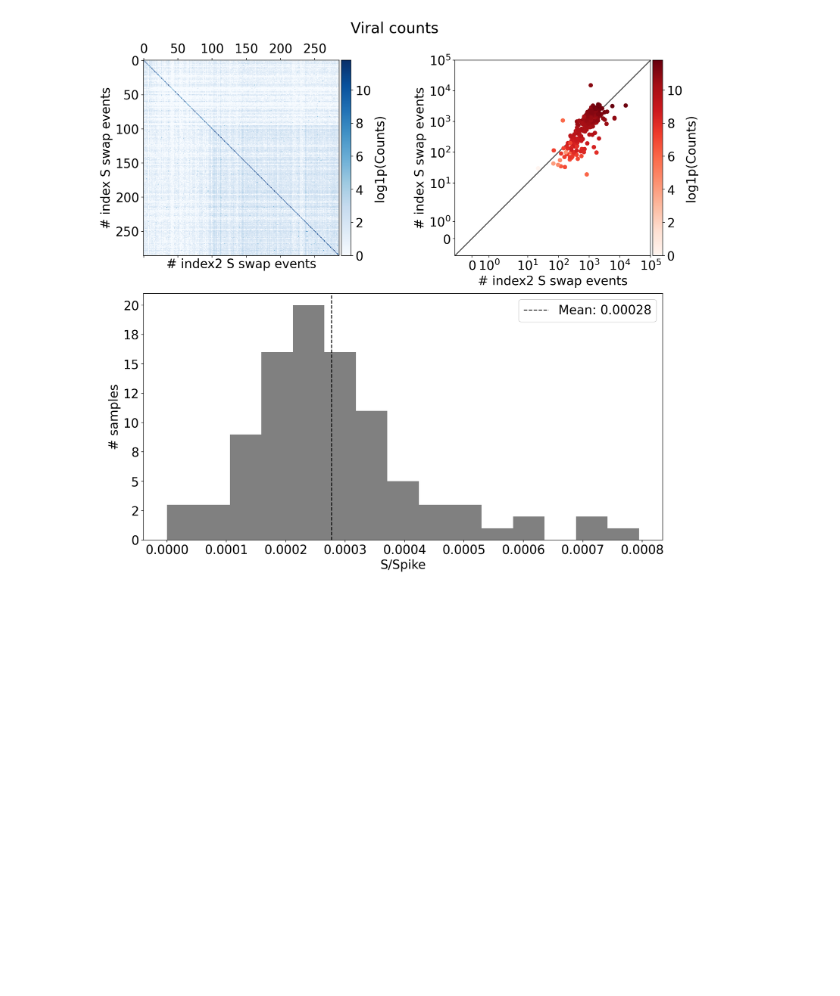
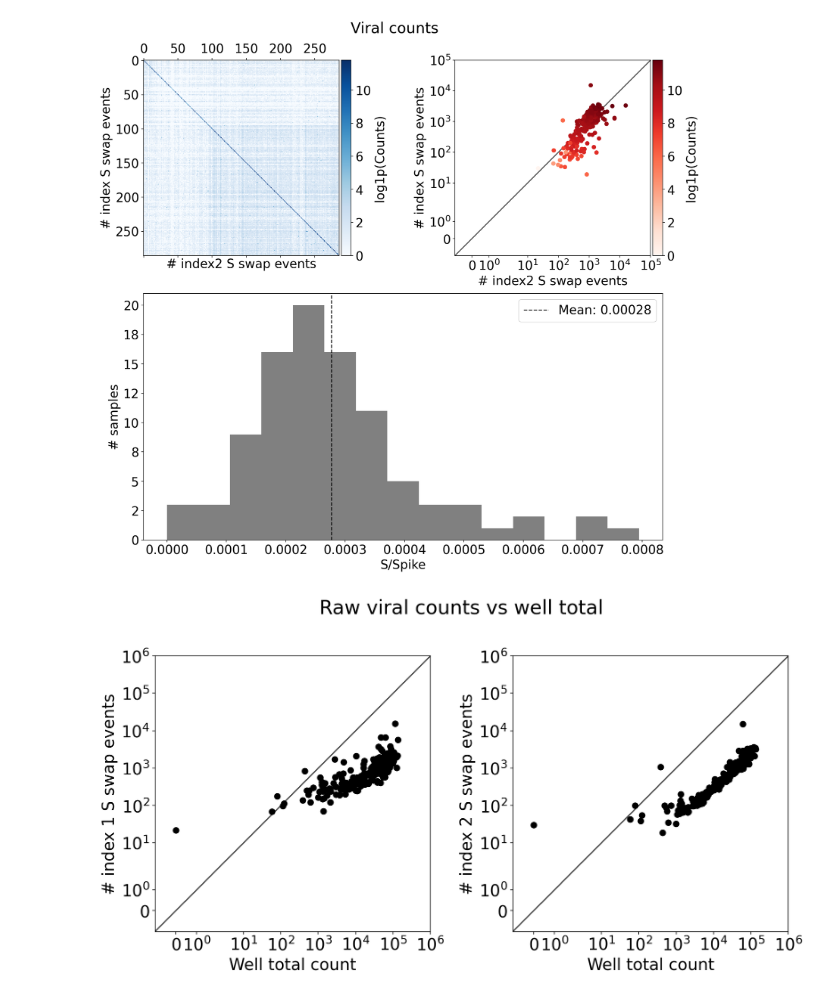
Before and after one commit to joshsbloom/swabseq, a Jupyter notebook: kb/notebooks/barcode_swapping.ipynb, the cells around one changed output. Cells and saved outputs as stored; diff of their text form; code cells hidden in the pictures; blank space fills up the shorter version.

Commit message:
added modified figures

```diff
--- a/kb/notebooks/barcode_swapping.ipynb
+++ b/kb/notebooks/barcode_swapping.ipynb
@@ -1222,3 +1222,73 @@ fig.savefig("./barcode_swapping.png",bbox_inches='tight', dpi=300)
 fig.show()
 # %% [output]
 [figure]
+# %%
+#@title Raw Viral Counts
+
+def fmt(s, pos):
+  x = int(s)
+  return f"{x:,.0f}"
+def cbar(sc, loc):
+  divider = make_axes_locatable(loc)
+  cax = divider.append_axes('right', size='5%', pad=0.05)
+
+  fig.colorbar(sc, cax=cax, orientation='vertical', format=mpl.ticker.FuncFormatter(fmt))
+  return
+
+diag = np.diag(conf[0])[dir_mask]
+
+off_0 = conf[0].sum(axis=0)[dir_mask] - diag
+off_1 = conf[0].sum(axis=1)[dir_mask] - diag
+
+
+#######
+fig, ax = plt.subplots(figsize=(14,7), ncols=2)
+fig.subplots_adjust(hspace=0.05, wspace=0.3)
+
+fig.suptitle("Raw viral counts vs well total")
+
+kwd = {
+    "xscale": "symlog",
+    "yscale": "symlog",
+    "xlim": (-1, 1e6),
+    "ylim": (-1, 1e6),
+}
+
+loc = ax[0]
+
+well_total = diag[~isr_mask]
+
+x = off_0[~isr_mask]
+y = off_1[~isr_mask]
+
+sc = loc.scatter(well_total, x, s=50, color="k")
+
+kwd.update({
+    "xlabel": "Well total count",
+    "ylabel": "# index 1 S swap events"
+    })
+loc.set(**kwd)
+
+yex(loc)
+
+###
+loc = ax[1]
+
+well_total = diag[~isr_mask]
+
+x = off_0[~isr_mask]
+y = off_1[~isr_mask]
+
+sc = loc.scatter(well_total, y, s=50, color="k")
+
+kwd.update({
+    "xlabel": "Well total count",
+    "ylabel": "# index 2 S swap events"
+    })
+loc.set(**kwd)
+
+yex(loc)
+fig.savefig("./barcode_swap_vs_well_total.png",bbox_inches='tight', dpi=300)
+fig.show()
+# %% [output]
+[figure, added]
```
Also changed, not shown: parts of 3 cells of this notebook.
